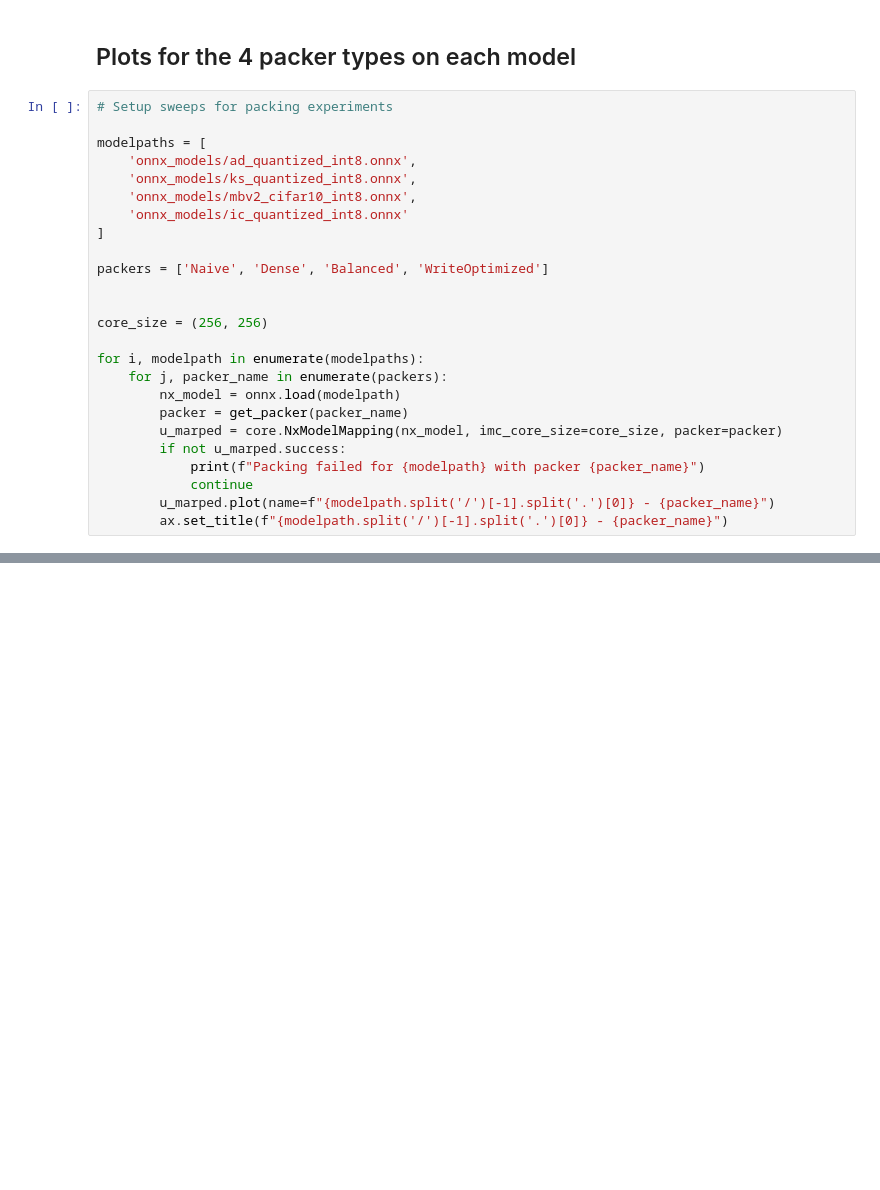
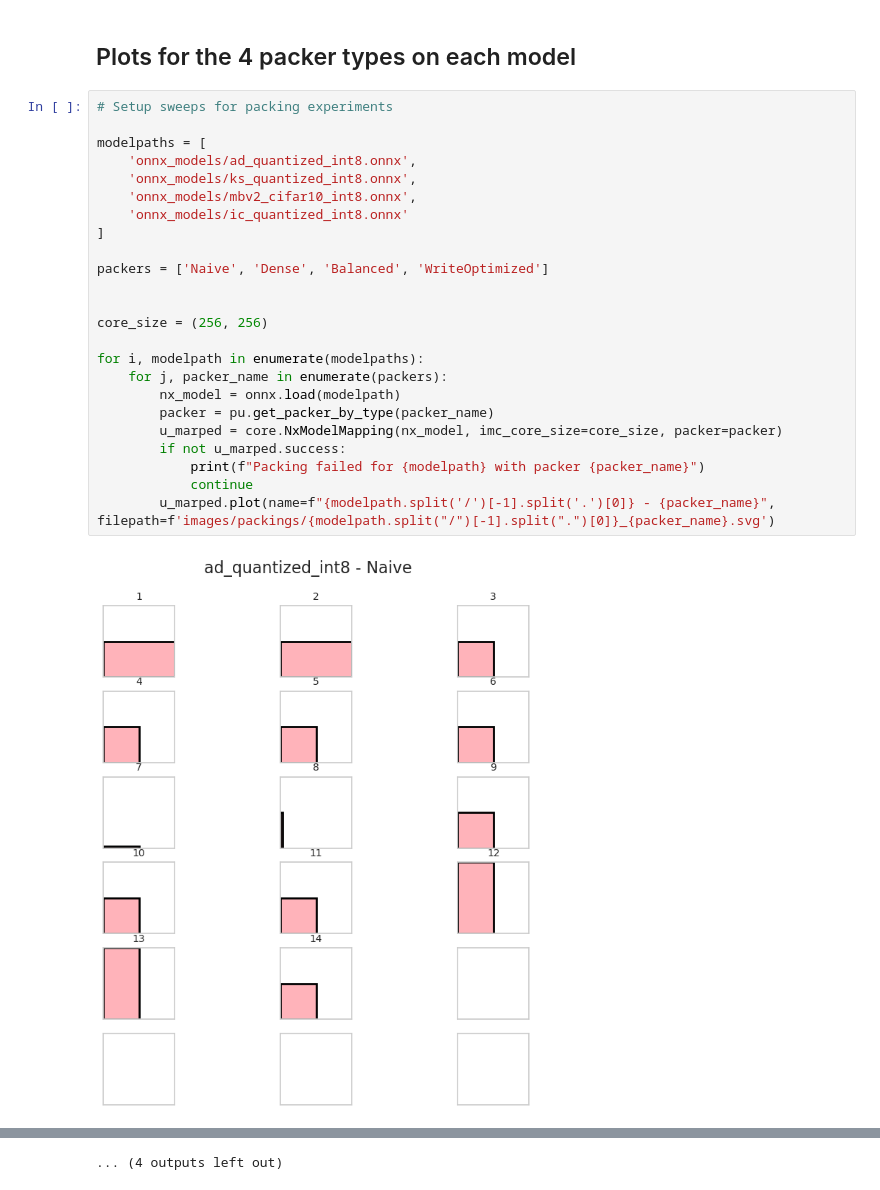
Before and after one commit to Lawrence-lugs/MARP, a Jupyter notebook: marp_results.ipynb, the cells around one changed output, grey strips where cells are left out. Cells and saved outputs as stored; diff of their text form; blank space fills up the shorter version.

```diff
--- a/marp_results.ipynb
+++ b/marp_results.ipynb
@@ -530,25 +477,26 @@ naive_rows
 # %%
 # Setup sweeps for packing experiments
 
 modelpaths = [
     'onnx_models/ad_quantized_int8.onnx',
     'onnx_models/ks_quantized_int8.onnx',
     'onnx_models/mbv2_cifar10_int8.onnx',
     'onnx_models/ic_quantized_int8.onnx'
 ]
 
 packers = ['Naive', 'Dense', 'Balanced', 'WriteOptimized']
 
 
 core_size = (256, 256)
 
 for i, modelpath in enumerate(modelpaths):
     for j, packer_name in enumerate(packers):
         nx_model = onnx.load(modelpath)
-        packer = get_packer(packer_name)
+        packer = pu.get_packer_by_type(packer_name)
         u_marped = core.NxModelMapping(nx_model, imc_core_size=core_size, packer=packer)
         if not u_marped.success:
             print(f"Packing failed for {modelpath} with packer {packer_name}")
             continue
-        u_marped.plot(name=f"{modelpath.split('/')[-1].split('.')[0]} - {packer_name}")
-        ax.set_title(f"{modelpath.split('/')[-1].split('.')[0]} - {packer_name}")
+        u_marped.plot(name=f"{modelpath.split('/')[-1].split('.')[0]} - {packer_name}", filepath=f'images/packings/{modelpath.split("/")[-1].split(".")[0]}_{packer_name}.svg')
+# %% [output]
+[figure, added]
@@ -555,3 +514,4 @@ for i, modelpath in enumerate(modelpaths):
+... (4 outputs left out)
 # %%
 # Try compiling (most) models with all packers
 # We avoid compiling MBv2 because that's huge
```
Also changed, not shown: parts of 16 cells of this notebook, 26 other files.
